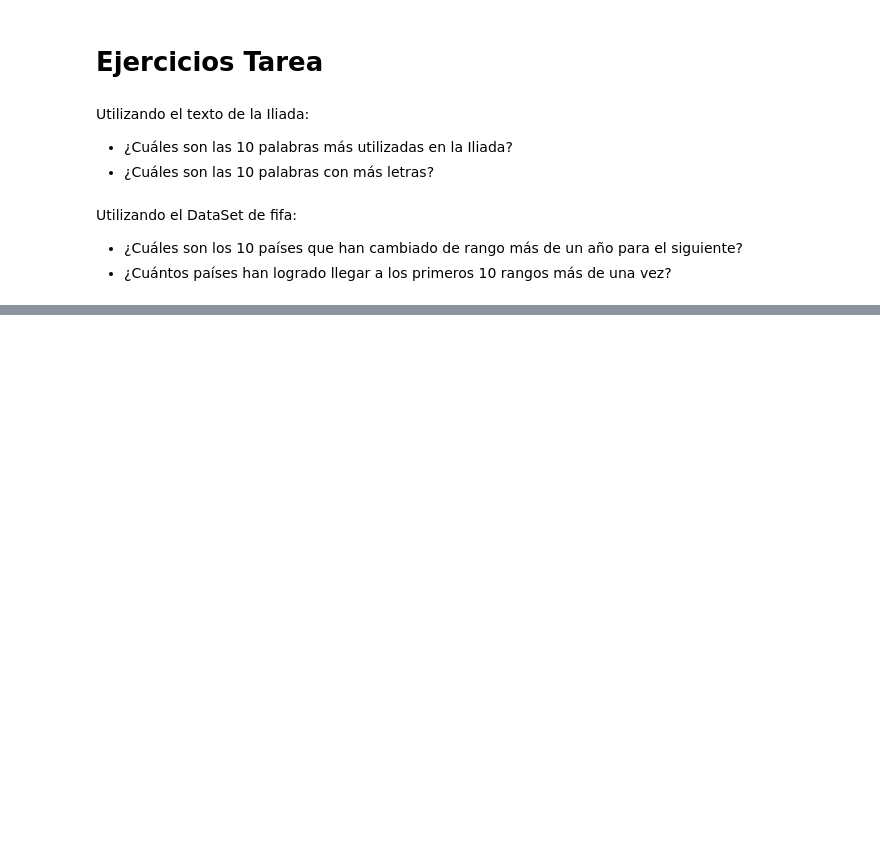
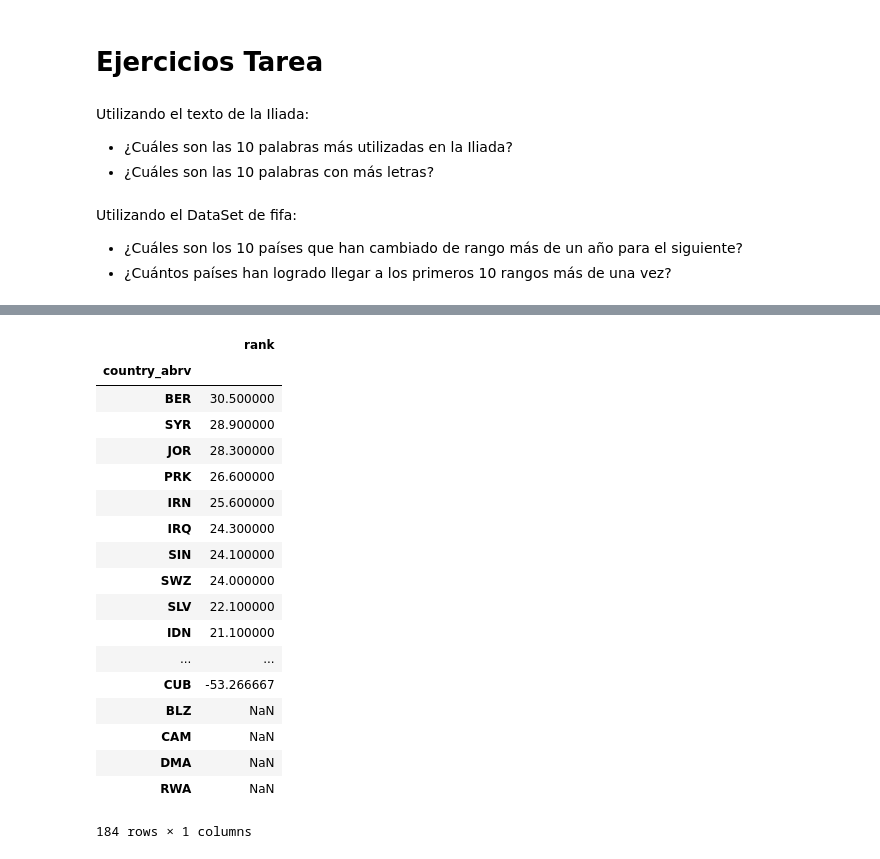
Before and after one commit to eschullert/School-of-AI-CDMX, a Jupyter notebook: Basic Python/Curso Python.ipynb, the cells around one changed output, grey strips where cells are left out. Saved outputs shown, nothing was run; the diff lists cells and outputs as text; code cells hidden in the pictures; blank space fills up the shorter version.

```diff
--- a/Basic Python/Curso Python.ipynb
+++ b/Basic Python/Curso Python.ipynb
@@ -781,0 +828,30 @@ Utilizando el DataSet de fifa:
+# %%
+fifa['rank_date']=fifa['rank_date'].astype('datetime64')
+# %%
+fifa['year']=fifa['rank_date'].apply(lambda x: x.year)
+# %%
+fifa.drop(columns='rank_date',inplace=True)
+# %%
+fp=fifa.groupby(by=['year','country_abrv']).mean()
+# %%
+(fp.loc[1995]-fp.loc[1994]).sort_values(by='rank', ascending=False)
+# %% [output]
+|  | rank |
+| country_abrv |  |
+| BER | 30.500000 |
+| SYR | 28.900000 |
+| JOR | 28.300000 |
+| PRK | 26.600000 |
+| IRN | 25.600000 |
+| IRQ | 24.300000 |
+| SIN | 24.100000 |
+| SWZ | 24.000000 |
+| SLV | 22.100000 |
+| IDN | 21.100000 |
+| ... | ... |
+| CUB | -53.266667 |
+| BLZ | NaN |
+| CAM | NaN |
+| DMA | NaN |
+| RWA | NaN |
+184 rows × 1 columns
```
Also changed, not shown: parts of 9 cells of this notebook, 7 other files.
